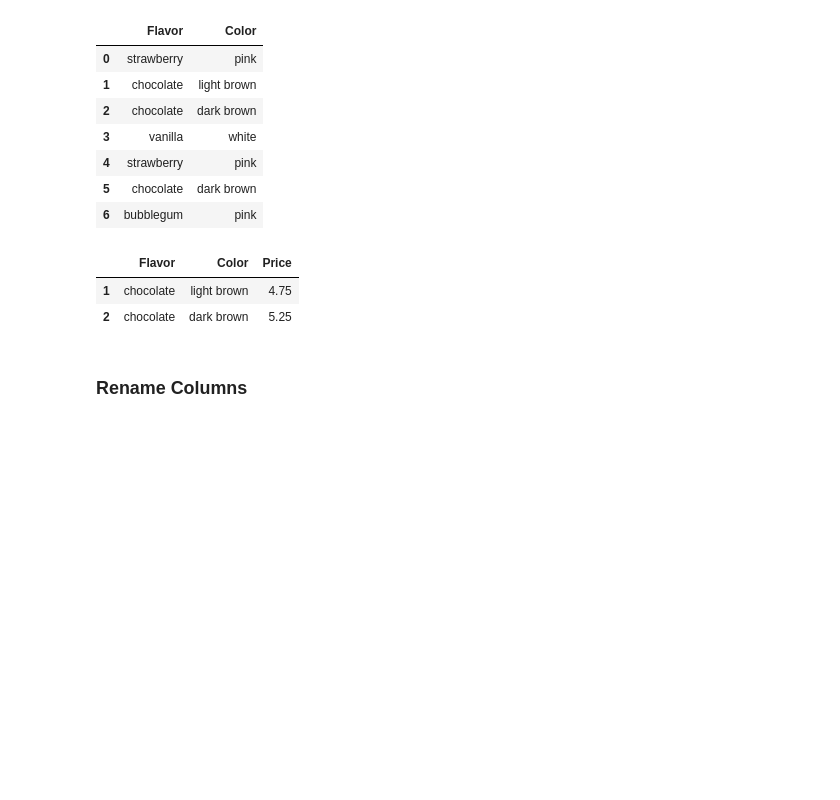
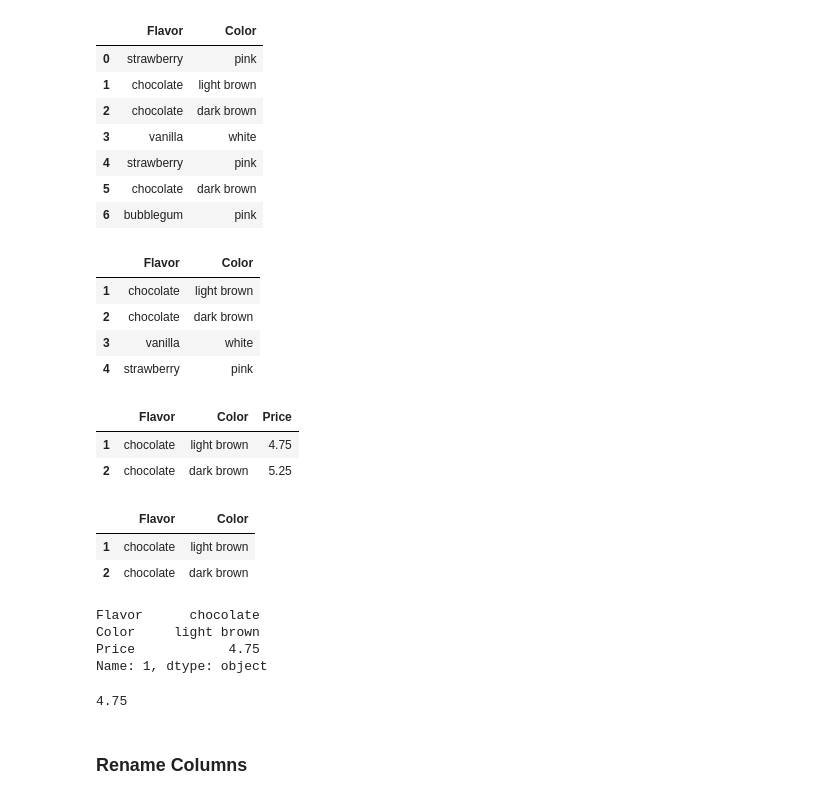
Before and after one commit to lawtonsclass/f25-code-from-class, a Jupyter notebook: data8/datascience-to-pandas.ipynb, the cells around one changed output. Drawn from its saved outputs; the diff is of its cells as text; code cells hidden in the pictures; blank space fills up the shorter version.

```diff
--- a/data8/datascience-to-pandas.ipynb
+++ b/data8/datascience-to-pandas.ipynb
@@ -223,12 +255,37 @@ cones_df.loc[:, ['Flavor', 'Color']] # select all rows but only the Flavor and C
 | 4 | strawberry | pink |
 | 5 | chocolate | dark brown |
 | 6 | bubblegum | pink |
+# %%
+cones_df.loc[1:4, ['Flavor', 'Color']]
+# %% [output]
+|  | Flavor | Color |
+| 1 | chocolate | light brown |
+| 2 | chocolate | dark brown |
+| 3 | vanilla | white |
+| 4 | strawberry | pink |
 # %%
 cones_df.iloc[1:3, 0:3] # select the rows with index from 1 to 3 (not including 3) and columns in the positions of 0 to 3 (not including 3)
 # %% [output]
 |  | Flavor | Color | Price |
 | 1 | chocolate | light brown | 4.75 |
 | 2 | chocolate | dark brown | 5.25 |
+# %%
+cones_df.iloc[1:3, 0:2]
+# %% [output]
+|  | Flavor | Color |
+| 1 | chocolate | light brown |
+| 2 | chocolate | dark brown |
+# %%
+cones_df.iloc[1]
+# %% [output]
+Flavor      chocolate
+Color     light brown
+Price            4.75
+Name: 1, dtype: object
+# %%
+cones_df.iloc[1, 2]
+# %% [output]
+4.75
 # %% [markdown]
 ### Rename Columns
 # %% [markdown]
```
Also changed, not shown: parts of 23 cells of this notebook.
